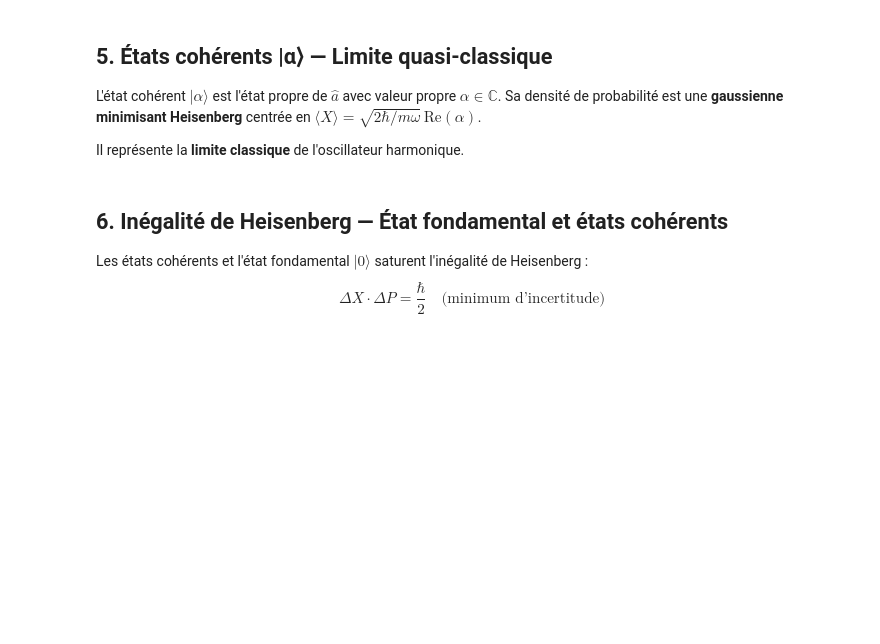
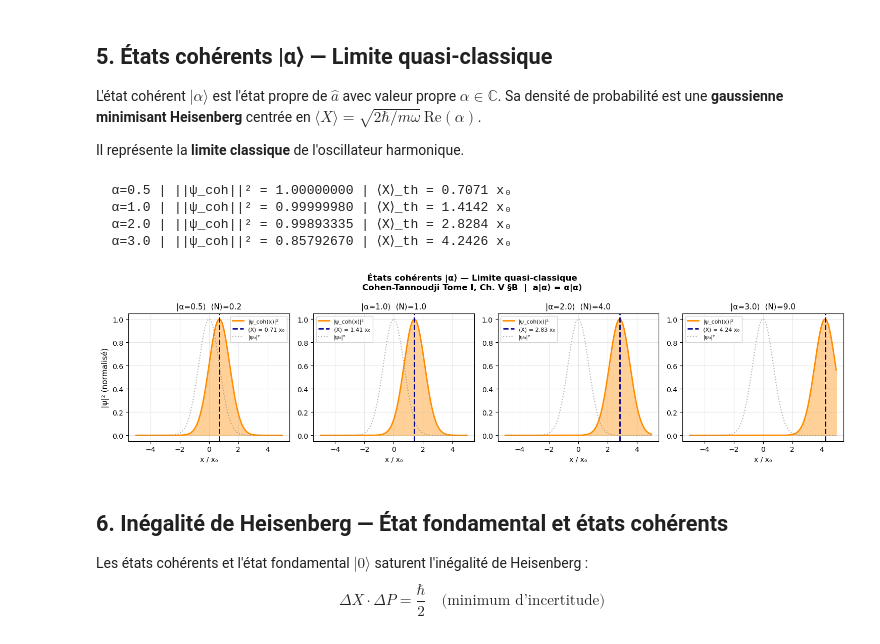
Before and after one commit to estebancarlin/Quantum-Physics-and-AI, a Jupyter notebook: quantum_simulation/examples/notebooks/03_oscillateur_harmonique.ipynb, the cells around one changed output. Drawn from its saved outputs; the diff is of its cells as text; code cells hidden in the pictures; blank space fills up the shorter version.

```diff
--- a/quantum_simulation/examples/notebooks/03_oscillateur_harmonique.ipynb
+++ b/quantum_simulation/examples/notebooks/03_oscillateur_harmonique.ipynb
@@ -240,6 +301,9 @@ Sa densité de probabilité est une **gaussienne minimisant Heisenberg** centré
 Il représente la **limite classique** de l'oscillateur harmonique.
 # %%
 alphas = [0.5, 1.0, 2.0, 3.0]  # différentes amplitudes cohérentes
+
+# Précalcul des wavefunctions jusqu'à n_max pour la décomposition cohérente
+psis_full = [ho.wavefunction_position(n, x_grid) for n in range(ho.n_max + 1)]
 
 fig, axes = plt.subplots(1, len(alphas), figsize=(15, 4), sharey=False)
 
@@ -251,37 +315,43 @@ for ax, alpha_val in zip(axes, alphas):
     # ψ_coh(x) = Σₙ cₙ ψₙ(x)
     psi_coh_x = np.zeros(len(x_grid), dtype=complex)
     for n_idx in range(ho.n_max + 1):
-        psi_coh_x += psi_coh_fock[n_idx] * psis[n_idx].wavefunction
+        psi_coh_x += psi_coh_fock[n_idx] * psis_full[n_idx].wavefunction
     rho_coh   = np.abs(psi_coh_x)**2
     dx_g      = x_grid[1] - x_grid[0]
     norm_coh  = np.trapz(rho_coh, dx=dx_g)
 
     # Position moyenne analytique : ⟨X⟩ = √(2ℏ/mω) Re(α)
     x_mean_th = np.sqrt(2 * hbar / (m * omega)) * np.real(alpha_val)
 
     ax.fill_between(x_grid/x0_char, rho_coh/rho_coh.max(), alpha=0.4, color='darkorange')
     ax.plot(x_grid/x0_char, rho_coh/rho_coh.max(), 'darkorange', lw=2, label=f'|ψ_coh(x)|²')
     ax.axvline(x_mean_th/x0_char, color='darkblue', ls='--', lw=2,
                label=f'⟨X⟩ = {x_mean_th/x0_char:.2f} x₀')
     # État fondamental pour référence
     rho0 = np.abs(psis[0].wavefunction)**2
     ax.plot(x_grid/x0_char, rho0/rho0.max(), 'gray', lw=1.5, ls=':', alpha=0.6, label='|ψ₀|²')
 
     ax.set_title(f'|α={alpha_val}⟩  ⟨N⟩={alpha_val**2:.1f}', fontsize=11)
     ax.set_xlabel('x / x₀', fontsize=10)
     ax.legend(fontsize=8)
     ax.grid(True, alpha=0.3)
     print(f"  α={alpha_val} | ||ψ_coh||² = {norm_coh:.8f} | ⟨X⟩_th = {x_mean_th/x0_char:.4f} x₀")
 
 axes[0].set_ylabel('|ψ|² (normalisé)', fontsize=11)
 fig.suptitle(
     'États cohérents |α⟩ — Limite quasi-classique\n'
     'Cohen-Tannoudji Tome I, Ch. V §B  |  a|α⟩ = α|α⟩',
     fontsize=12, fontweight='bold'
 )
 plt.tight_layout()
 plt.savefig('../../results/03_coherent_states.png', dpi=150, bbox_inches='tight')
 plt.show()
+# %% [output]
+  α=0.5 | ||ψ_coh||² = 1.00000000 | ⟨X⟩_th = 0.7071 x₀
+  α=1.0 | ||ψ_coh||² = 0.99999980 | ⟨X⟩_th = 1.4142 x₀
+  α=2.0 | ||ψ_coh||² = 0.99893335 | ⟨X⟩_th = 2.8284 x₀
+  α=3.0 | ||ψ_coh||² = 0.85792670 | ⟨X⟩_th = 4.2426 x₀
+[figure, added]
 # %% [markdown]
 ## 6. Inégalité de Heisenberg — État fondamental et états cohérents
 
```
Also changed, not shown: parts of 6 cells of this notebook, 28 other files.
